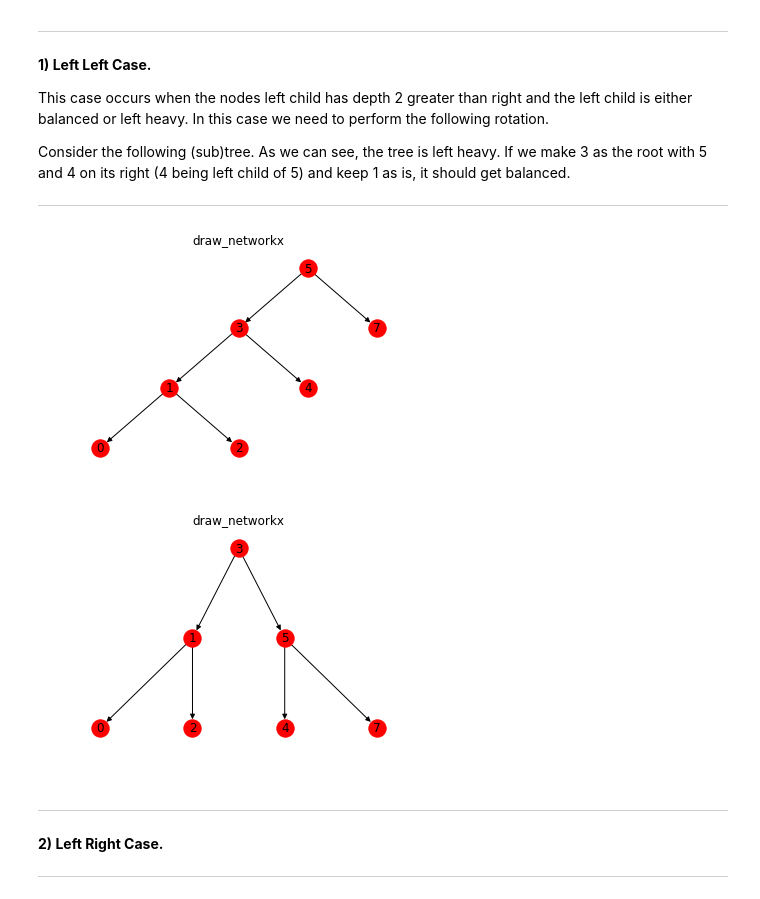
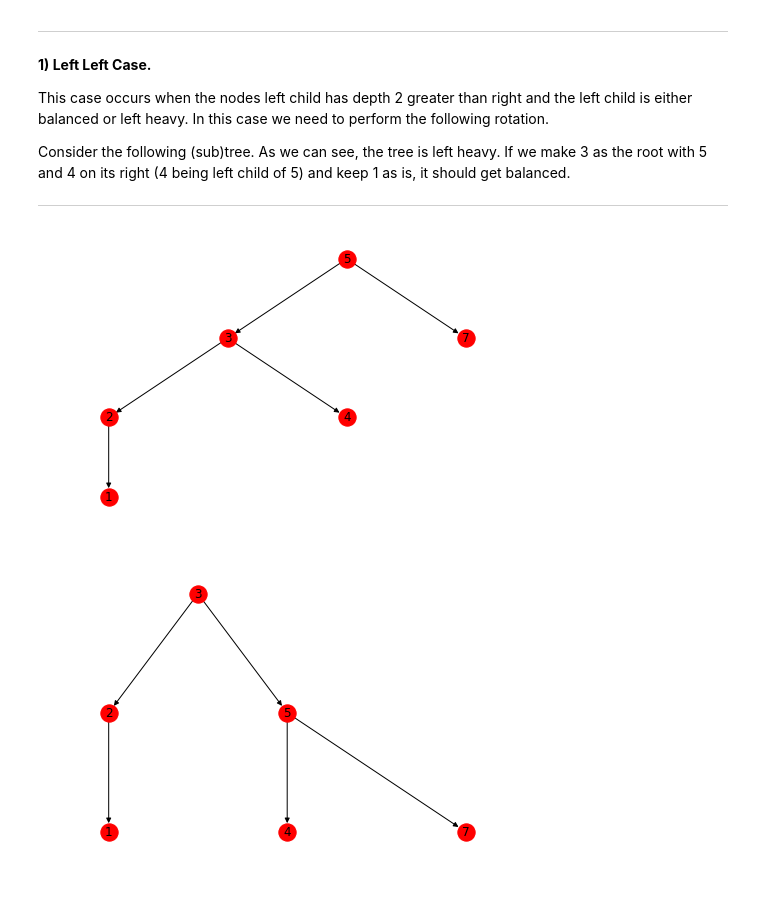
Before and after one commit to amolnayak311/algorithms-illuminated, a Jupyter notebook: Part 2, Graph Algorithms and Data Structures/11. Search Trees.ipynb, the cells around one changed output. Drawn from its saved outputs; the diff is of its cells as text; code cells hidden in the pictures.

```diff
--- a/Part 2, Graph Algorithms and Data Structures/11. Search Trees.ipynb
+++ b/Part 2, Graph Algorithms and Data Structures/11. Search Trees.ipynb
@@ -543,7 +543,6 @@ def draw_tree(root):
 
     write_dot(G,'test.dot')
     # same layout using matplotlib with no labels
-    plt.title('draw_networkx')
     pos=graphviz_layout(G, prog='dot')
     nx.draw(G, pos, with_labels=True, arrows=True)
     plt.show()
@@ -590,13 +589,14 @@ Consider the following (sub)tree. As we can see, the tree is left heavy. If we m
 
 ---
 # %%
-sorted_element = [5, 3, 4, 1, 0, 2, 7]
+sorted_element = [5, 3, 4, 2, 7, 1]
+# Note how adding 1 to the tree causes the imbalance
 tree = BinarySearchTree()
 for v in sorted_element:
     tree.insert(v)
 draw_tree(tree.root)
 # %% [output]
-[figure, old version]
+[figure, new version]
 # %%
 def left_left(node):
 
@@ -619,11 +619,4 @@ def left_left(node):
 new_root = left_left(tree.root)
 draw_tree(new_root)
 # %% [output]
-[figure, old version]
+[figure, new version]
-# %% [markdown]
----
-
-**2) Left Right Case.**
-
-
----
```
Also changed, not shown: parts of 7 cells of this notebook.
